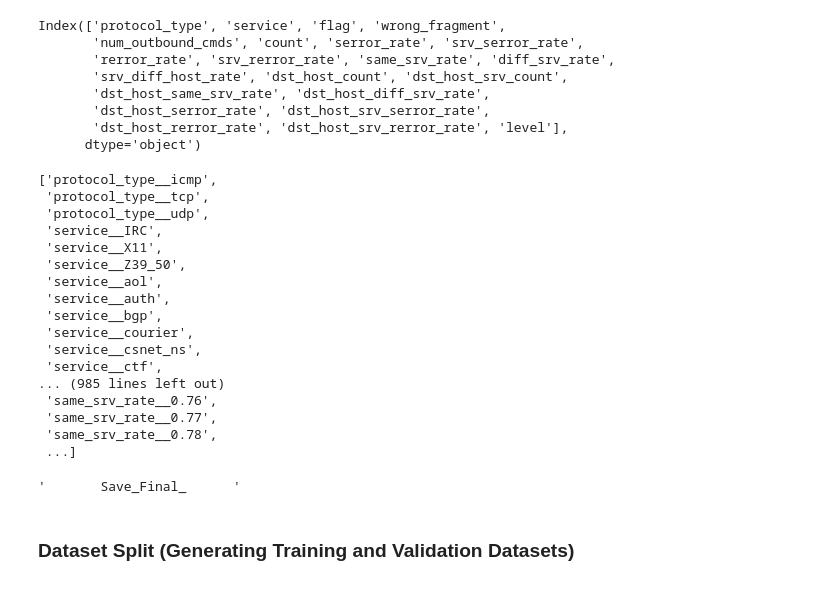
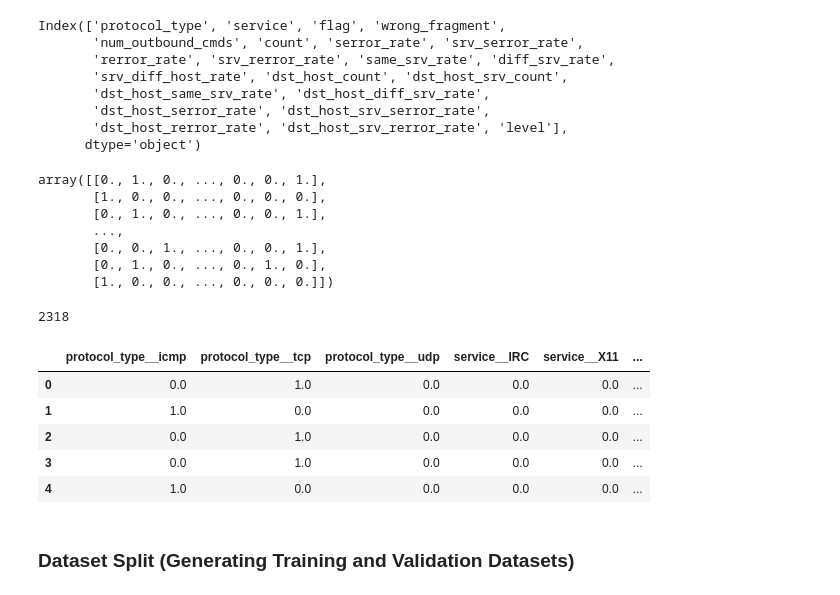
Before and after one commit to tekeuange23/ml-in-action, a Jupyter notebook: constraint-learning/constraint-learning.ipynb, the cells around one changed output. Cells and saved outputs as stored; diff of their text form; code cells hidden in the pictures.

Commit message:
adding: generating the zeros-ones-dataframe

```diff
--- a/constraint-learning/constraint-learning.ipynb
+++ b/constraint-learning/constraint-learning.ipynb
@@ -328,7 +324,17 @@ encoded_df = encoder.transform(_data_train)
 # %%
-## (125972, 43)
+## Print the encoded dataframe
+
+# (125972, 43)
 # (_data_train.columns, encoder.categories_)
-# encoded_df.toarray().shape
+encoded_df.toarray()
+# %% [output]
+array([[0., 1., 0., ..., 0., 0., 1.],
+       [1., 0., 0., ..., 0., 0., 0.],
+       [0., 1., 0., ..., 0., 0., 1.],
+       ...,
+       [0., 0., 1., ..., 0., 0., 1.],
+       [0., 1., 0., ..., 0., 1., 0.],
+       [1., 0., 0., ..., 0., 0., 0.]])
 # %%
 '''       Encoded-Columns-Creation      '''
 # encoded_columns = []
@@ -345,26 +351,18 @@ encoded_columns = [
     for encoded_col in encoder.categories_[i]
 ]
 
-encoded_columns
+# encoded_columns.index('protocol_type__udp') + 1
+len(encoded_columns)
 # %% [output]
-['protocol_type__icmp',
- 'protocol_type__tcp',
- 'protocol_type__udp',
- 'service__IRC',
- 'service__X11',
- 'service__Z39_50',
- 'service__aol',
- 'service__auth',
- 'service__bgp',
- 'service__courier',
- 'service__csnet_ns',
- 'service__ctf',
-... (985 lines left out)
- 'same_srv_rate__0.76',
- 'same_srv_rate__0.77',
- 'same_srv_rate__0.78',
- ...]
+2318
-# %%
-'''       Save_Final_      '''
-# %% [output]
-'       Save_Final_      '
+# %%
+'''       zero-one-dataframe (boolean)      '''
+final = pd.DataFrame(data=encoded_df.toarray(), columns=encoded_columns)
+final.head()
+# %% [output]
+|  | protocol_type__icmp | protocol_type__tcp | protocol_type__udp | service__IRC | service__X11 | ... |
+| 0 | 0.0 | 1.0 | 0.0 | 0.0 | 0.0 | ... |
+| 1 | 1.0 | 0.0 | 0.0 | 0.0 | 0.0 | ... |
+| 2 | 0.0 | 1.0 | 0.0 | 0.0 | 0.0 | ... |
+| 3 | 0.0 | 1.0 | 0.0 | 0.0 | 0.0 | ... |
+| 4 | 1.0 | 0.0 | 0.0 | 0.0 | 0.0 | ... |
```
Also changed, not shown: parts of 2 cells of this notebook.
